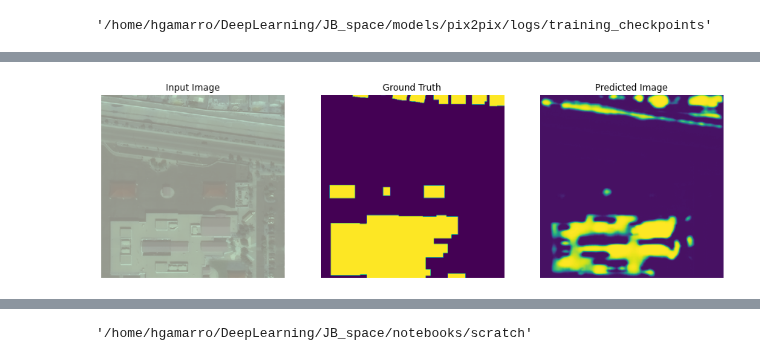
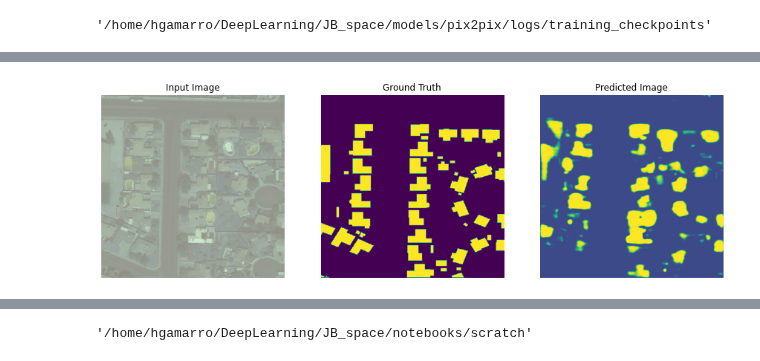
Before and after one commit to CSCCNY/final-project-landandbuildingsatimg-ccny, a Jupyter notebook: notebooks/scratch/02-JB-pix2pix4s.ipynb, the cells around one changed output, grey strips where cells are left out. Drawn from its saved outputs; the diff is of its cells as text; code cells hidden in the pictures.

```diff
--- a/notebooks/scratch/02-JB-pix2pix4s.ipynb
+++ b/notebooks/scratch/02-JB-pix2pix4s.ipynb
@@ -549,17 +547,17 @@ checkpoint.restore(tf.train.latest_checkpoint(checkpoint_dir))
 # %%
 bs2 = val_re_inp[0][0][:,:,:,:].shape[0]
 bs1 = len(val_re_inp)
 
-i=random.randint(0,bs1)
-j=random.randint(0,bs2)
+i=random.randint(0,bs1-1)
+j=random.randint(0,bs2-1)
 generate_images( generator
                # ,tf.cast(test_ds[i][0][tf.newaxis ,j,:,:,:], tf.float32)
                 #,tf.cast(test_ds[i][1][tf.newaxis ,j,:,:,:], tf.float32)
                 ,val_re_inp[i][0][tf.newaxis ,j,...]
                 ,val_re_inp[i][1][tf.newaxis ,j,...]
                     )
 # %% [output]
-[figure, old version]
+[figure, new version]
 # %%
 %load_ext tensorboard
 # %%
```
Also changed, not shown: parts of 5 cells of this notebook.
